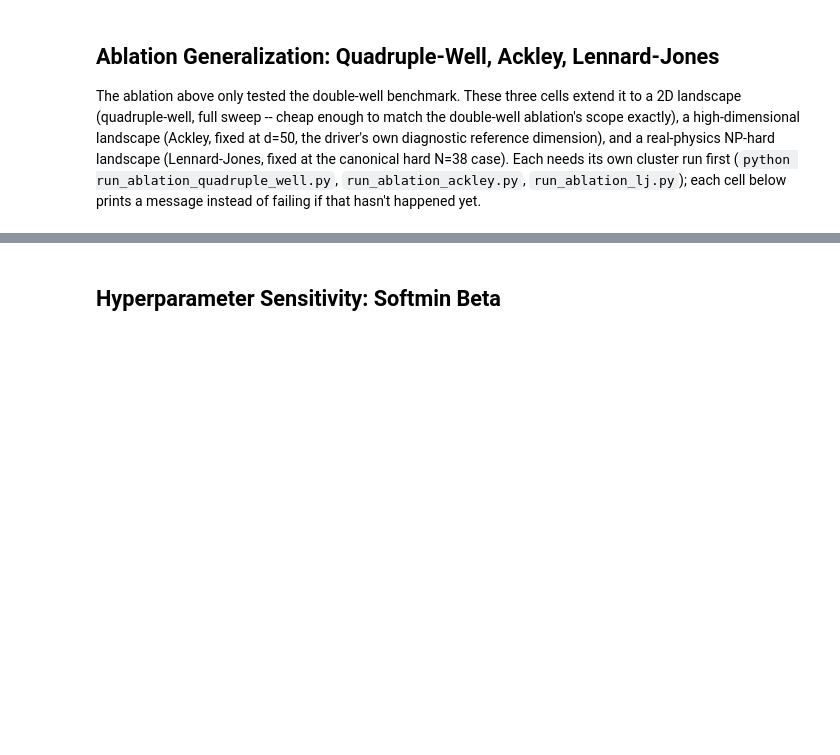
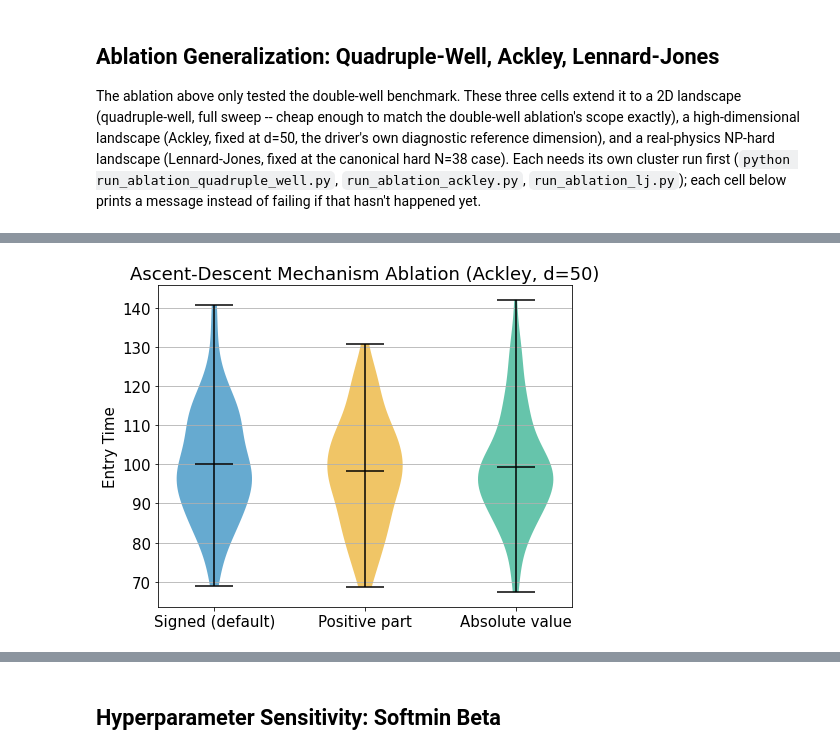
Before and after one commit to SaviozziSamuele/Softmin_v2, a Jupyter notebook: src/ICML_submission_code.ipynb, the cells around one changed output, grey strips where cells are left out. Saved outputs shown, nothing was run; the diff lists cells and outputs as text; code cells hidden in the pictures; blank space fills up the shorter version.

```diff
--- a/src/ICML_submission_code.ipynb
+++ b/src/ICML_submission_code.ipynb
@@ -452,91 +501,69 @@ import os
 
 import numpy as np
 
-_ablation_style = {
-    'signed': ('Signed (A_t,k)', '#0072B2'),
-    'positive_part': ('Positive part (A_t,k)_+', '#E69F00'),
-    'absolute': ('Absolute value |A_t,k|', '#009E73'),
-}
-_ablation_modes = list(_ablation_style.keys())
+from viz import plot_mode_distribution
+
+_ablation_modes = ['signed', 'positive_part', 'absolute']
 
 
-def _mode_mean_iqr(results_dir, filename_template, status_template=None):
-    """Mean + IQR per prefactor mode from a fixed-parameter ablation (single .pkl per mode,
-    no parameter sweep) -- same status-based masking as plot_entry_time_comparison, just
-    without a sweep axis to plot against."""
-    means, lo, hi, reached_fracs = [], [], [], []
+def _load_mode_arrays(results_dir, filename_template, status_template=None):
+    """Raw per-seed arrays per prefactor mode from a fixed-parameter ablation (single .pkl per
+    mode, no parameter sweep) -- filtered to target_reached seeds when a status pkl is given,
+    otherwise returned as-is (e.g. LJ's quenched energy, which is always well-defined regardless
+    of whether the strict hit-time target was reached)."""
+    datasets, reached_fracs = {}, {}
     for mode in _ablation_modes:
         with open(os.path.join(results_dir, filename_template.format(mode=mode)), 'rb') as f:
             values = np.asarray(pkl.load(f))
         if status_template is not None:
             with open(os.path.join(results_dir, status_template.format(mode=mode)), 'rb') as f:
                 statuses = np.asarray(pkl.load(f))
             reached = statuses == 'target_reached'
-            reached_frac = float(np.mean(reached)) if reached.size else 0.0
+            reached_fracs[mode] = float(np.mean(reached)) if reached.size else 0.0
             values = values[reached] if reached.any() else values
-        else:
-            reached_frac = None
-        means.append(np.mean(values))
-        lo.append(np.mean(values) - np.percentile(values, 25))
-        hi.append(np.percentile(values, 75) - np.mean(values))
-        reached_fracs.append(reached_frac)
-    return means, [lo, hi], reached_fracs
+        datasets[mode] = values
+    return datasets, reached_fracs
 
 
 # --- Ackley, d=50 -----------------------------------------------------------------
+# Violin plot (not bar+errorbar): all three modes turn out statistically indistinguishable here
+# (100% reached, overlapping distributions) -- a single mean+/-IQR point per mode would visually
+# overstate how separable they are, where the full distribution shows they're not.
 ackley_sample = 'results/ablation_signed_ackley_dim50.pkl'
 if os.path.exists(ackley_sample):
-    means, err, _ = _mode_mean_iqr(
+    ackley_datasets, _ = _load_mode_arrays(
         'results', 'ablation_{mode}_ackley_dim50.pkl', 'ablation_{mode}_ackley_dim50_status.pkl',
     )
-    fig, ax = plt.subplots(figsize=(6, 5))
-    xpos = range(len(_ablation_modes))
-    colors = [_ablation_style[m][1] for m in _ablation_modes]
-    ax.bar(xpos, means, yerr=err, color=colors, capsize=5)
-    ax.set_xticks(list(xpos))
-    ax.set_xticklabels([_ablation_style[m][0] for m in _ablation_modes], rotation=15, ha='right')
-    ax.set_ylabel('Mean Entry Time')
-    ax.set_title('Ascent-Descent Mechanism Ablation (Ackley, d=50)')
+    fig, ax = plot_mode_distribution(
+        ackley_datasets, ylabel='Entry Time', kind='violin', figsize=(7, 5.5),
+        title='Ascent-Descent Mechanism Ablation (Ackley, d=50)',
+    )
     ax.grid(True, axis='y')
-    plt.tight_layout()
+    fig.savefig('../paper/images/ablation_ackley_dim50.png', dpi=150, bbox_inches='tight')
     plt.show()
 else:
     print("Ackley ablation results not found in 'results/' -- run `python run_ablation_ackley.py` "
           "on the cluster first, then re-run this cell.")
 
 # --- Lennard-Jones, N=38 -----------------------------------------------------------
-# Leads with quenched energy (value-space, not gated by a hit-time target) since at N=38
-# essentially no method reaches the hit-time target within budget in the main sweep -- see
-# the reached-fraction note below. Hit-rate is shown as a secondary panel, not the headline.
+# Quenched-energy-gap distribution only (violin plot): the hit-rate panel is dropped here --
+# at N=38 essentially no seed under any mode reaches the strict hit-time target within budget
+# (0% reached_frac across all three modes), so a hit-rate bar chart there would just be three
+# bars at zero. Quenched energy is always well-defined (no gating on reaching a target) and is
+# the metric that actually distinguishes the modes at this scale.
 lj_sample = 'results/ablation_signed_e_lennard_jones_n38.pkl'
 if os.path.exists(lj_sample):
-    e_means, e_err, _ = _mode_mean_iqr('results', 'ablation_{mode}_e_lennard_jones_n38.pkl')
-    _, _, reached_fracs = _mode_mean_iqr(
-        'results', 'ablation_{mode}_t_lennard_jones_n38.pkl',
-        'ablation_{mode}_status_lennard_jones_n38.pkl',
+    lj_datasets, _ = _load_mode_arrays('results', 'ablation_{mode}_e_lennard_jones_n38.pkl')
+    lj_gap_datasets = {m: v - LJ_GLOBAL_MINIMA[38] for m, v in lj_datasets.items()}
+    fig, ax = plot_mode_distribution(
+        lj_gap_datasets, ylabel='Quenched Energy Gap above Global Minimum', kind='violin',
+        figsize=(7, 5.5), title='Ascent-Descent Mechanism Ablation\n(Lennard-Jones, N=38)',
     )
-    fig, axes = plt.subplots(1, 2, figsize=(11, 5))
-    xpos = range(len(_ablation_modes))
-    colors = [_ablation_style[m][1] for m in _ablation_modes]
-
-    axes[0].bar(xpos, e_means, yerr=e_err, color=colors, capsize=5)
-    axes[0].set_xticks(list(xpos))
-    axes[0].set_xticklabels([_ablation_style[m][0] for m in _ablation_modes], rotation=15, ha='right')
-    axes[0].set_ylabel('Mean Quenched Energy')
-    axes[0].set_title('Quenched Energy (primary metric)')
-    axes[0].grid(True, axis='y')
-
-    axes[1].bar(xpos, [100 * f for f in reached_fracs], color=colors, alpha=0.6)
-    axes[1].set_xticks(list(xpos))
-    axes[1].set_xticklabels([_ablation_style[m][0] for m in _ablation_modes], rotation=15, ha='right')
-    axes[1].set_ylabel('Hit-Rate (%)')
-    axes[1].set_ylim(0, 100)
-    axes[1].set_title('Reached-fraction (secondary)')
-    axes[1].grid(True, axis='y')
-
-    fig.suptitle('Ascent-Descent Mechanism Ablation (Lennard-Jones, N=38)')
-    plt.tight_layout()
+    ax.grid(True, axis='y')
+    fig.savefig('../paper/images/ablation_lj_n38.png', dpi=150, bbox_inches='tight')
     plt.show()
 else:
     print("Lennard-Jones ablation results not found in 'results/' -- run "
           "`python run_ablation_lj.py` on the cluster first, then re-run this cell.")
+# %% [output]
+[figure, added]
```
Also changed, not shown: parts of 23 cells of this notebook, 14 other files.
